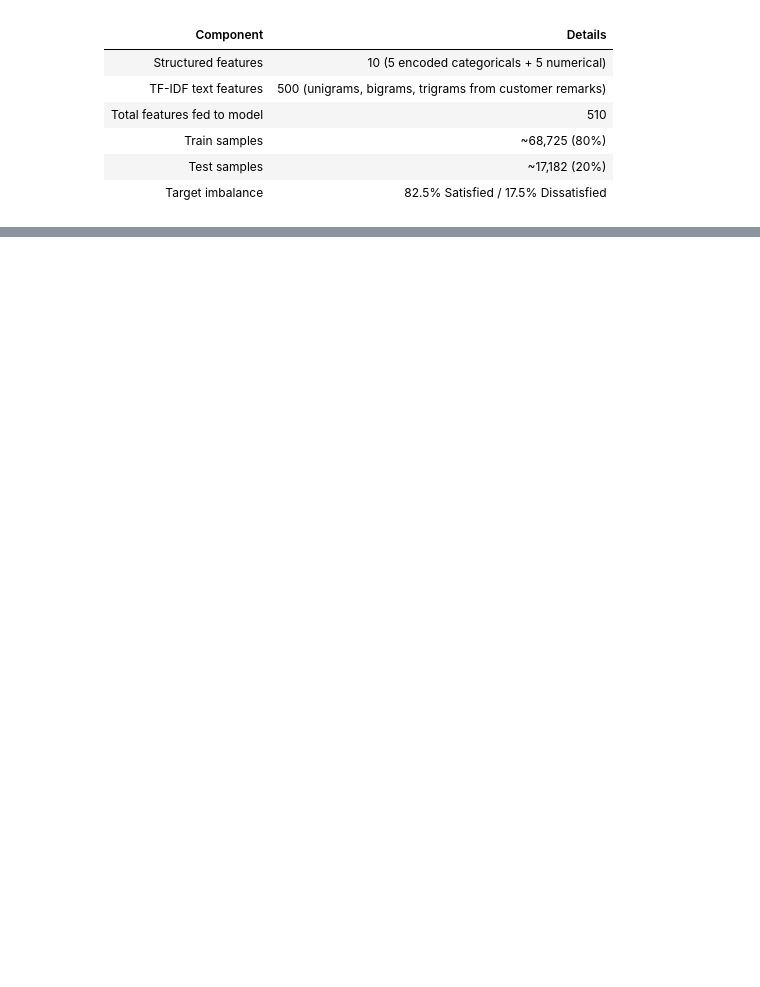
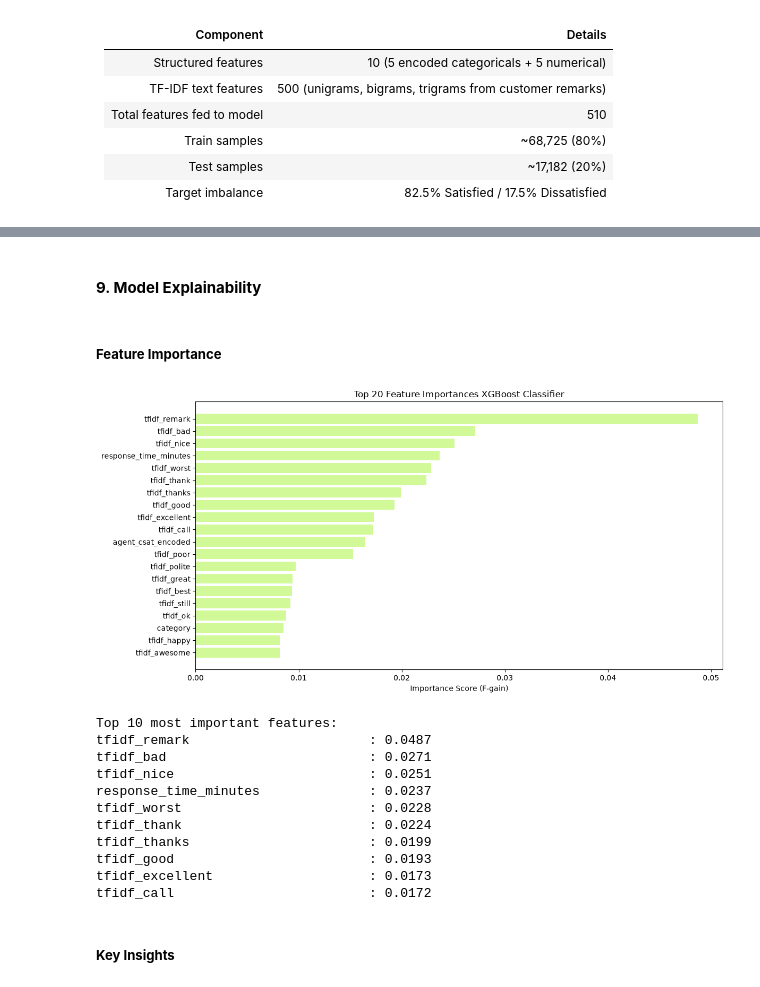
Before and after one commit to Mohit-1307/Flipkart-CSAT-Prediction, a Jupyter notebook: flipkart_csat_prediction.ipynb, the cells around one changed output, grey strips where cells are left out. Drawn from its saved outputs; the diff is of its cells as text; code cells hidden in the pictures; blank space fills up the shorter version.

```diff
--- a/flipkart_CSAT_prediction.ipynb
+++ b/flipkart_csat_prediction.ipynb
@@ -2399,0 +1585,18 @@ penalizing misclassification of Dissatisfied class more heavily.
+# %%
+# Expand contractions
+# Every key keeps its leading apostrophe ("'re", "'ll") so it only matches real
+# contractions like "you're" or "we'll", not the letters "re"/"ll" inside an
+# ordinary word (a bare "re" key would silently turn "return" into "aturn" style garbage)
+contractions_map = {"can't": "cannot", "won't": "will not", "n't": " not", "'re": " are", "'s": " is", "'d": " would", "'ll": " will", "'ve": " have", "'m": " am"}
+
+def expand_contractions(text):
+
+    for key, value in contractions_map.items():
+
+        text = text.replace(key, value)
+
+    return text
+
+df1['Customer Remarks'] = df1['Customer Remarks'].apply(expand_contractions)
+
+print("Contractions expanded.")
@@ -3831,0 +2696,56 @@ Key findings:
+# %% [markdown]
+#### **9. Model Explainability**
+# %% [markdown]
+##### **Feature Importance**
+# %%
+# Top feature importances from the tuned XGBoost model
+struct_names = [c[:-4] if c.endswith('_enc') else c for c in (enc_feature_cols + num_feature_cols)]
+
+tfidf_names = [f'tfidf_{w}' for w in tfidf.get_feature_names_out()]
+
+all_names = struct_names + tfidf_names
+
+importances = best_xgb.feature_importances_
+
+top_n = 20
+
+top_idx = np.argsort(importances)[::-1][:top_n]
+
+top_names = [all_names[i] for i in top_idx]
+
+top_scores = importances[top_idx]
+
+plt.figure(figsize=(12, 6))
+
+plt.barh(top_names[::-1], top_scores[::-1], color = "#d1f998")
+
+plt.xlabel("Importance Score (F-gain)")
+
+plt.title(f"Top {top_n} Feature Importances XGBoost Classifier")
+
+plt.tight_layout()
+
+plt.savefig("images/top_20_feature_importance_xgboost_classifier.png", dpi = 300, bbox_inches = "tight")
+
+plt.show()
+
+print("Top 10 most important features:")
+
+for name, score in zip(top_names[:10], top_scores[:10]):
+
+    print(f"{name:35s}: {score:.4f}")
+# %% [output]
+[figure, added]
+Top 10 most important features:
+tfidf_remark                       : 0.0487
+tfidf_bad                          : 0.0271
+tfidf_nice                         : 0.0251
+response_time_minutes              : 0.0237
+tfidf_worst                        : 0.0228
+tfidf_thank                        : 0.0224
+tfidf_thanks                       : 0.0199
+tfidf_good                         : 0.0193
+tfidf_excellent                    : 0.0173
+tfidf_call                         : 0.0172
+# %% [markdown]
+##### **Key Insights**
```
Also changed, not shown: parts of 748 cells of this notebook, 36 other files.
